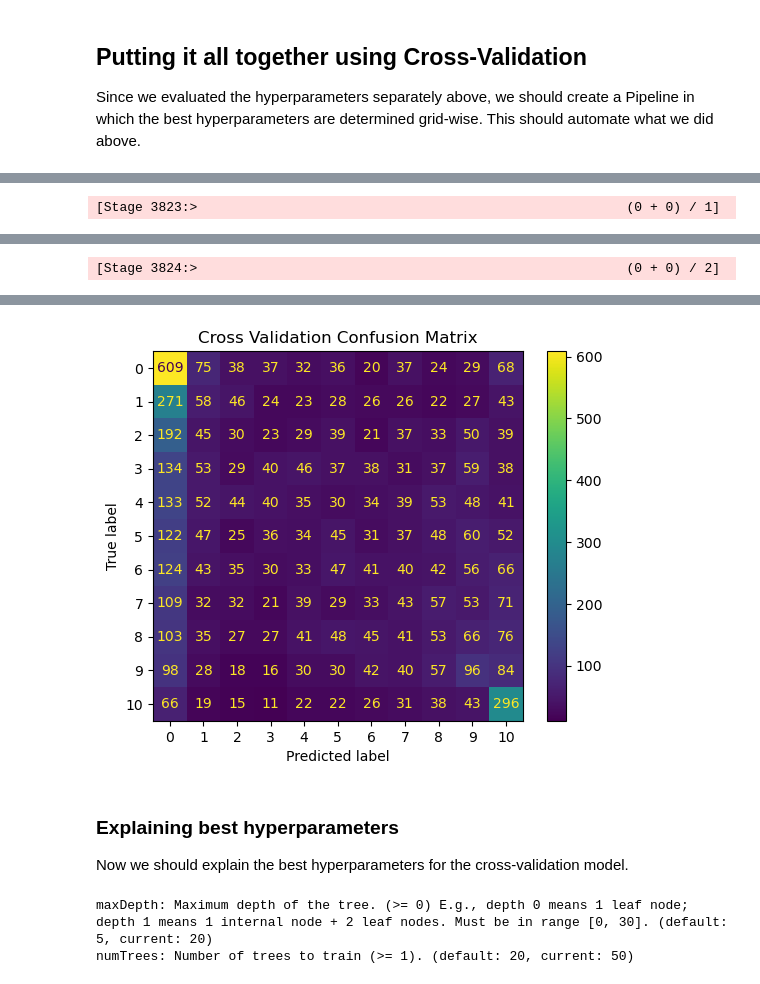
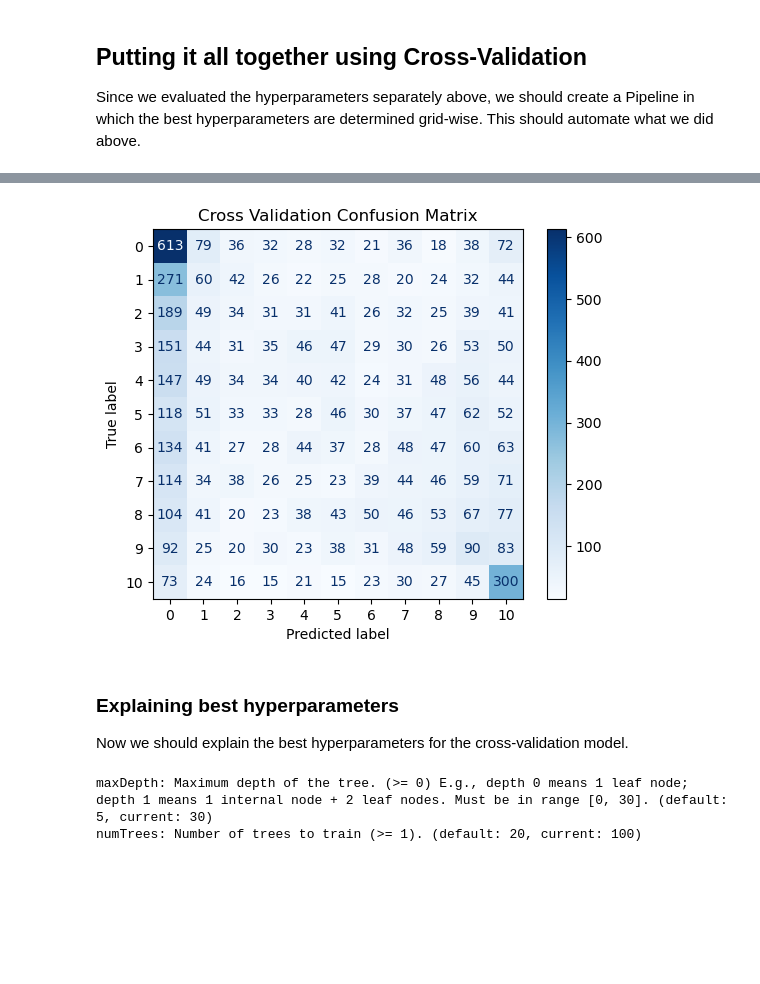
Before and after one commit to john-s-lin/hit-song-classifier, a Jupyter notebook: src/models/random_forest_classifier.ipynb, the cells around one changed output, grey strips where cells are left out. Drawn from its saved outputs; the diff is of its cells as text; code cells hidden in the pictures; blank space fills up the shorter version.

```diff
--- a/src/models/random_forest_classifier.ipynb
+++ b/src/models/random_forest_classifier.ipynb
@@ -70,6 +70,7 @@ def load_data(filename: str) -> DataFrame:
         DataFrame: pyspark dataframe
     """
     spark = SparkSession.builder.appName("hit-song-classifier-rfc").getOrCreate()
+    spark.sparkContext.setLogLevel("ERROR")
     return spark.read.csv(filename, header=True, inferSchema=True)
 
 
@@ -446,11 +382,12 @@ def generate_cross_val_confusion_matrix(
     con_mtrx = metrics.confusionMatrix().toArray().astype(int)
 
     # Plot confusion matrix
-    disp = ConfusionMatrixDisplay(confusion_matrix=con_mtrx, display_labels=class_names)
-    disp.plot()
+    disp = ConfusionMatrixDisplay(
+        confusion_matrix=con_mtrx, display_labels=class_names
+    )
+    disp.plot(cmap="Blues")
     plt.title("Cross Validation Confusion Matrix")
 
 
 generate_cross_val_confusion_matrix(cv_model, test_df)
 # %% [output]
-[Stage 3823:>                                                       (0 + 0) / 1]
@@ -458 +393,0 @@ generate_cross_val_confusion_matrix(cv_model, test_df)
-[Stage 3824:>                                                       (0 + 0) / 2]
@@ -460,4 +394,4 @@ generate_cross_val_confusion_matrix(cv_model, test_df)
-[figure, old version]
+[figure, new version]
 # %% [markdown]
 ### Explaining best hyperparameters
 
@@ -466,5 +400,5 @@ Now we should explain the best hyperparameters for the cross-validation model.
 print(cv_model.bestModel.explainParam("maxDepth"))
 print(cv_model.bestModel.explainParam("numTrees"))
 # %% [output]
-maxDepth: Maximum depth of the tree. (>= 0) E.g., depth 0 means 1 leaf node; depth 1 means 1 internal node + 2 leaf nodes. Must be in range [0, 30]. (default: 5, current: 20)
-numTrees: Number of trees to train (>= 1). (default: 20, current: 50)
+maxDepth: Maximum depth of the tree. (>= 0) E.g., depth 0 means 1 leaf node; depth 1 means 1 internal node + 2 leaf nodes. Must be in range [0, 30]. (default: 5, current: 30)
+numTrees: Number of trees to train (>= 1). (default: 20, current: 100)
```
Also changed, not shown: parts of 9 cells of this notebook, 1 other file.
